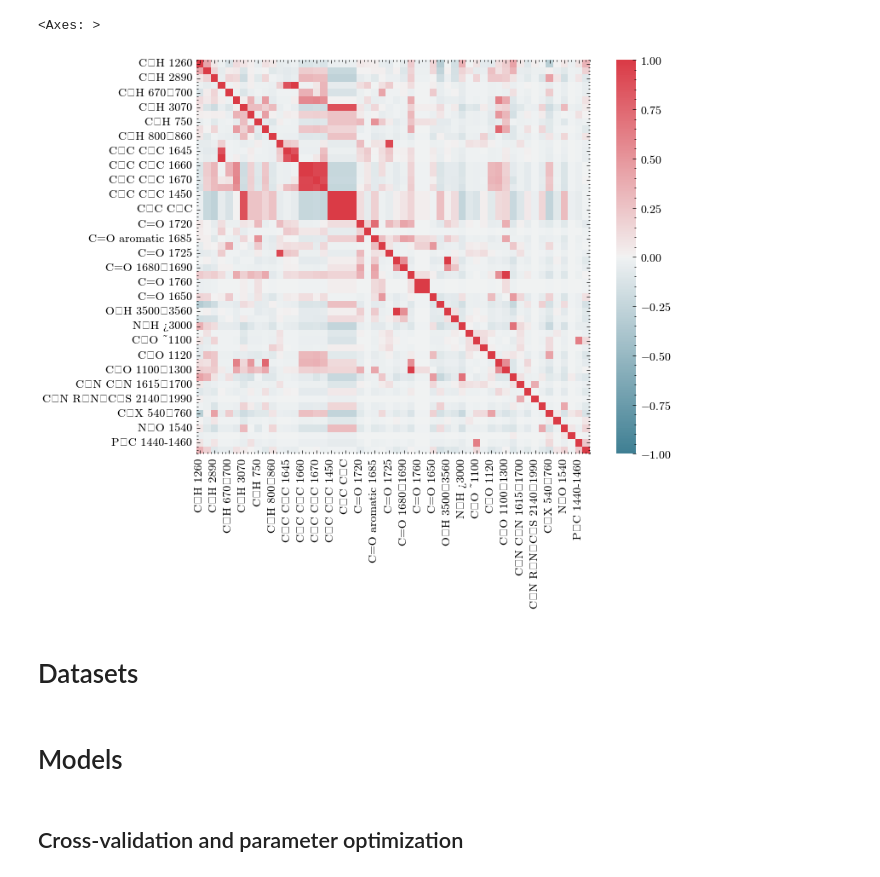
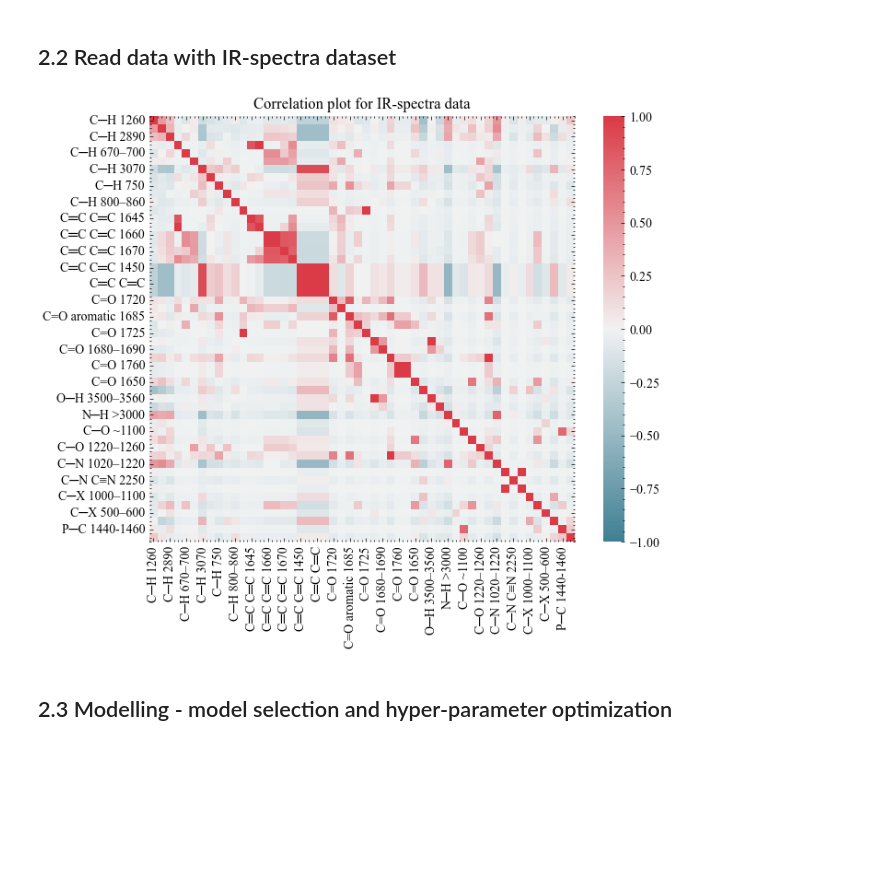
Before and after one commit to pyMakSid/EcoToxicityMachineLearning, a Jupyter notebook: notebooks/2. Classification.ipynb, the cells around one changed output. Cells and saved outputs as stored; diff of their text form; code cells hidden in the pictures; blank space fills up the shorter version.

```diff
--- a/notebooks/1. Classification.ipynb
+++ b/notebooks/2. Classification.ipynb
@@ -54,51 +48,9 @@ No artists with labels found to put in legend.  Note that artists whose label st
-# %%
-flags = pd.read_csv(os.path.join('..', 'data', 'EC50_flags_short_names.csv'))
-flags = flags.drop(columns='Unnamed: 0')
-X = flags.iloc[:, 25:]
-
-
-cols_same_values = []
-for col in X.columns:
-    if X[col].nunique()==1:
-        cols_same_values.append(col)
-
-X = X.drop(columns=cols_same_values)
-y = flags['Effect value']
-
-corr = X.corr()
-
-
-# Select upper triangle of correlation matrix
-upper = corr.where(np.triu(np.ones(corr.shape), k=1).astype(bool))
-
-# Find features with correlation greater than 0.95
-to_drop = [column for column in upper.columns if any(upper[column] > 0.75)]
-
-column_list = [i for i in X.columns if '─' in i]
-drop_list = []
-for i in column_list:
-    if X[i].sum() == 0:
-        drop_list.append(i)
-
-X.drop(drop_list, axis=1, inplace=True)
-# corr = corr.T.reset_index(drop=True).T.reset_index(drop=True)
-corr = X.corr()
-# corr = corr.dropna(axis=0)
-f, ax = plt.subplots(figsize=(8, 6))
-sns.heatmap(corr,
-    cmap=sns.diverging_palette(220, 10, as_cmap=True),
-    vmin=-1.0, vmax=1.0,
-    square=True, ax=ax)
-
-# plt.savefig('./plots/corr-plot.png', dpi=300)
-# %% [output]
-<Axes: >
-[figure, removed]
-# %% [markdown]
-# Datasets
+# %% [markdown]
+## 2.2 Read data with IR-spectra dataset
 # %%
-def get_data():
-    flags = pd.read_csv(os.path.join('data', 'EC50_flags_short_names.csv'))
+
+def get_data(correlation_level: float = 0.75, plot_corr: bool = False):
+    flags = pd.read_csv(os.path.join('..', 'data', 'EC50_flags_short_names.csv'))
     flags = flags.drop(columns='Unnamed: 0')
 
     mask = flags['Trophic Level']=='ALGAE'
@@ -109,42 +61,47 @@ def get_data():
             tox_list.append(0)
         else:
             tox_list.append(1)
     flags.insert(0, 'tox_flag', tox_list)
-    flags = flags.drop_duplicates(subset='smiles')
 
     X = flags.iloc[:, 26:]
 
     cols_same_values = []
     for col in X.columns:
         if X[col].nunique()==1:
             cols_same_values.append(col)
 
     X = X.drop(columns=cols_same_values)
     y = flags['tox_flag']
     corr = X.corr()
-
+    if plot_corr:
+        f, ax = plt.subplots(figsize=(8, 6))
+        sns.heatmap(corr,
+            cmap=sns.diverging_palette(220, 10, as_cmap=True),
+            vmin=-1.0, vmax=1.0,
+            square=True, ax=ax)
+        ax.set_title('Correlation plot for IR-spectra data')
 
     # Select upper triangle of correlation matrix
     upper = corr.where(np.triu(np.ones(corr.shape), k=1).astype(bool))
 
-    # Find features with correlation greater than 0.95
-    to_drop = [column for column in upper.columns if any(upper[column] > 0.75)]
+    # Find features with correlation greater than correlation_level
+    to_drop = [column for column in upper.columns if any(upper[column] > correlation_level)]
 
     column_list = [i for i in X.columns if '─' in i]
     drop_list = []
     for i in column_list:
         if X[i].sum() == 0:
             drop_list.append(i)
     X = X.drop(drop_list, axis=1)
     X = X.drop(to_drop, axis=1)
     return X, y
 
 
-X, y = get_data()
+X, y = get_data(correlation_level=0.75, plot_corr=True)
+# %% [output]
+[figure, added]
-# %% [markdown]
-# Models
 # %% [markdown]
-## Cross-validation and parameter optimization
+## 2.3 Modelling - model selection and hyper-parameter optimization
 # %%
 
 def init_models():
```
Also changed, not shown: parts of 27 cells of this notebook, 13 other files.
